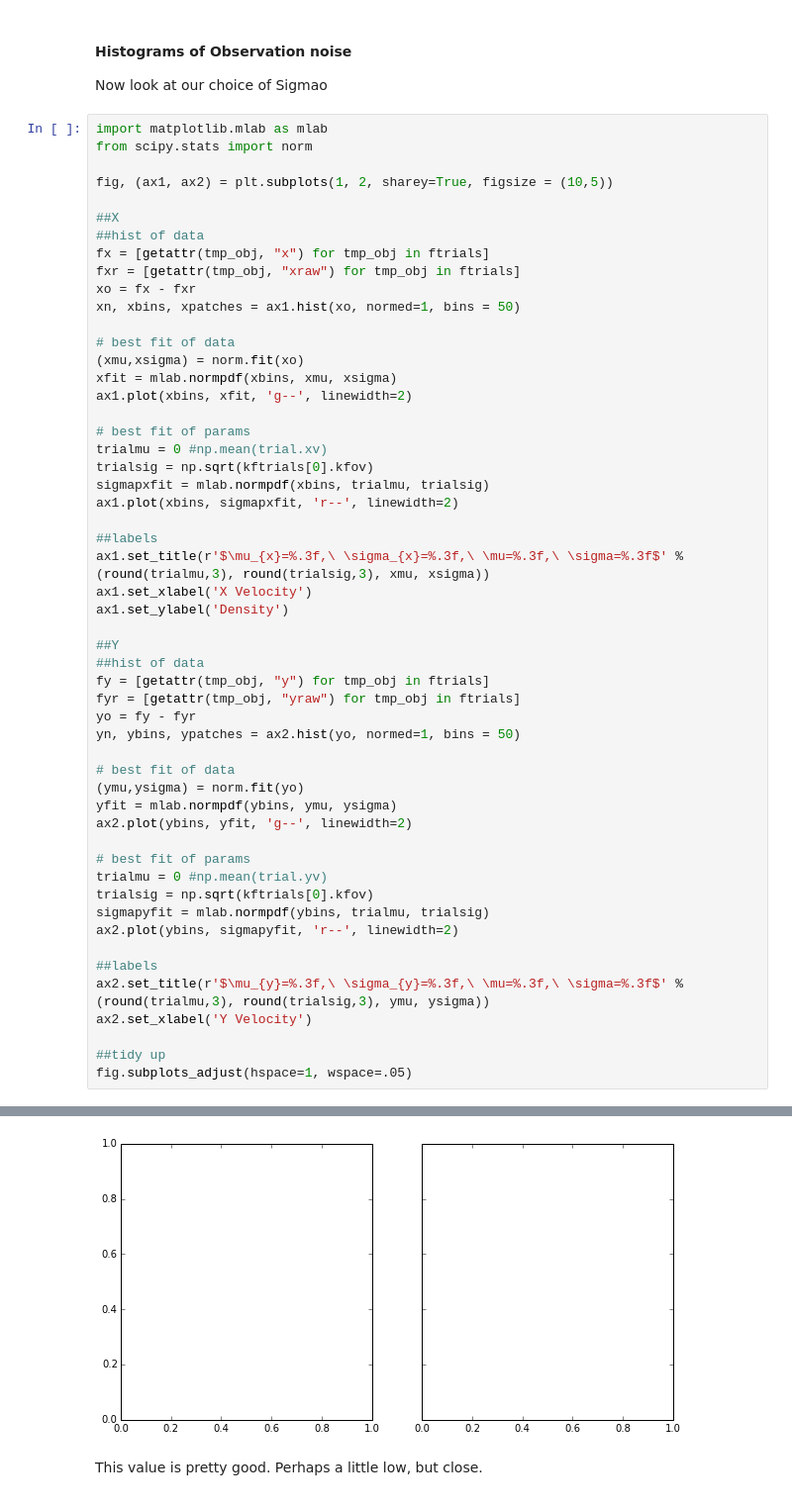
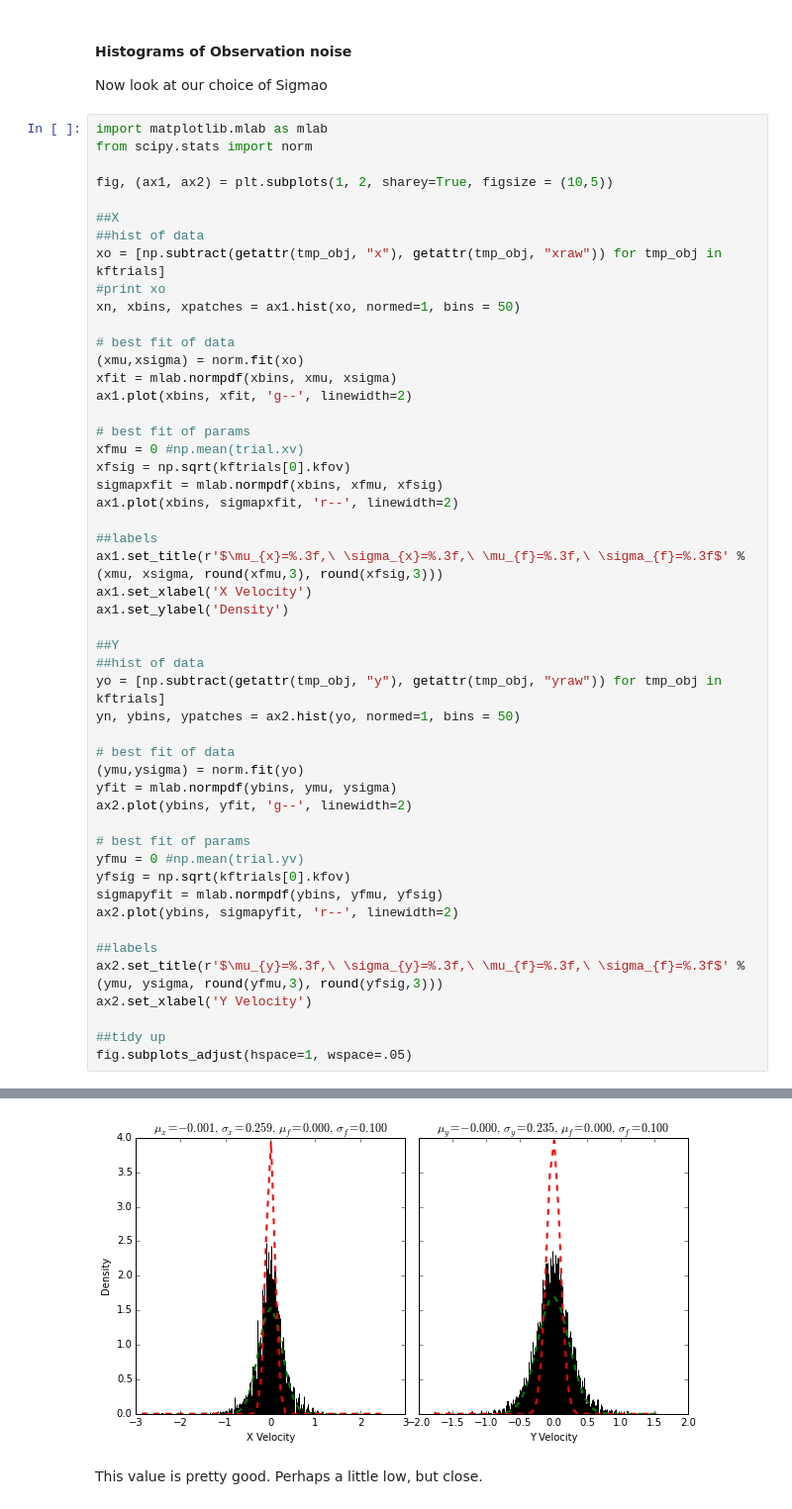
Before and after one commit to vdutell/eyemovement, a Jupyter notebook: Eye Movement Modeling.ipynb, the cells around one changed output, grey strips where cells are left out. Shown at 99% size. Drawn from its saved outputs; the diff is of its cells as text.

```diff
--- a/Eye Movement Modeling.ipynb
+++ b/Eye Movement Modeling.ipynb
@@ -1343,9 +1357,8 @@ fig, (ax1, ax2) = plt.subplots(1, 2, sharey=True, figsize = (10,5))
 
 ##X
 ##hist of data
-fx = [getattr(tmp_obj, "x") for tmp_obj in ftrials]
-fxr = [getattr(tmp_obj, "xraw") for tmp_obj in ftrials]
-xo = fx - fxr
+xo = [np.subtract(getattr(tmp_obj, "x"), getattr(tmp_obj, "xraw")) for tmp_obj in kftrials]
+#print xo
 xn, xbins, xpatches = ax1.hist(xo, normed=1, bins = 50)
 
 # best fit of data
@@ -1354,21 +1367,19 @@ xfit = mlab.normpdf(xbins, xmu, xsigma)
 ax1.plot(xbins, xfit, 'g--', linewidth=2)
 
 # best fit of params
-trialmu = 0 #np.mean(trial.xv)
-trialsig = np.sqrt(kftrials[0].kfov)
-sigmapxfit = mlab.normpdf(xbins, trialmu, trialsig)
+xfmu = 0 #np.mean(trial.xv)
+xfsig = np.sqrt(kftrials[0].kfov)
+sigmapxfit = mlab.normpdf(xbins, xfmu, xfsig)
 ax1.plot(xbins, sigmapxfit, 'r--', linewidth=2)
 
 ##labels
-ax1.set_title(r'$\mu_{x}=%.3f,\ \sigma_{x}=%.3f,\ \mu=%.3f,\ \sigma=%.3f$' %(round(trialmu,3), round(trialsig,3), xmu, xsigma))
+ax1.set_title(r'$\mu_{x}=%.3f,\ \sigma_{x}=%.3f,\ \mu_{f}=%.3f,\ \sigma_{f}=%.3f$' %(xmu, xsigma, round(xfmu,3), round(xfsig,3)))
 ax1.set_xlabel('X Velocity')
 ax1.set_ylabel('Density')
 
 ##Y
 ##hist of data
-fy = [getattr(tmp_obj, "y") for tmp_obj in ftrials]
-fyr = [getattr(tmp_obj, "yraw") for tmp_obj in ftrials]
-yo = fy - fyr
+yo = [np.subtract(getattr(tmp_obj, "y"), getattr(tmp_obj, "yraw")) for tmp_obj in kftrials]
 yn, ybins, ypatches = ax2.hist(yo, normed=1, bins = 50)
 
 # best fit of data
@@ -1377,13 +1388,13 @@ yfit = mlab.normpdf(ybins, ymu, ysigma)
 ax2.plot(ybins, yfit, 'g--', linewidth=2)
 
 # best fit of params
-trialmu = 0 #np.mean(trial.yv)
-trialsig = np.sqrt(kftrials[0].kfov)
-sigmapyfit = mlab.normpdf(ybins, trialmu, trialsig)
+yfmu = 0 #np.mean(trial.yv)
+yfsig = np.sqrt(kftrials[0].kfov)
+sigmapyfit = mlab.normpdf(ybins, yfmu, yfsig)
 ax2.plot(ybins, sigmapyfit, 'r--', linewidth=2)
 
 ##labels
-ax2.set_title(r'$\mu_{y}=%.3f,\ \sigma_{y}=%.3f,\ \mu=%.3f,\ \sigma=%.3f$' %(round(trialmu,3), round(trialsig,3), ymu, ysigma))
+ax2.set_title(r'$\mu_{y}=%.3f,\ \sigma_{y}=%.3f,\ \mu_{f}=%.3f,\ \sigma_{f}=%.3f$' %(ymu, ysigma, round(yfmu,3), round(yfsig,3)))
 ax2.set_xlabel('Y Velocity')
 
 ##tidy up
@@ -1393,4 +1403,4 @@ TypeError: unsupported operand type(s) for -: 'list' and 'list'
-[figure, old version]
+[figure, new version]
 # %% [markdown]
 This value is pretty good. Perhaps a little low, but close.
 # %% [markdown]
```
Also changed, not shown: parts of 20 cells of this notebook.
